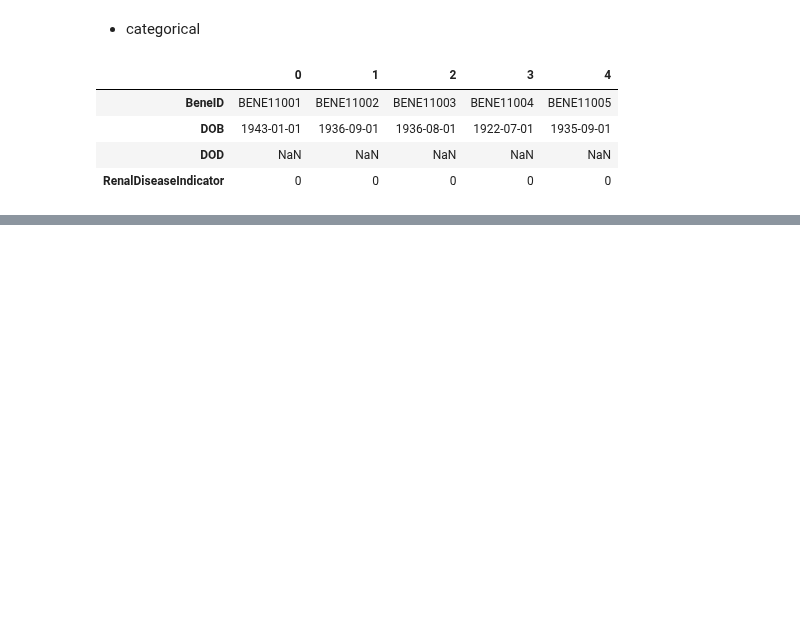
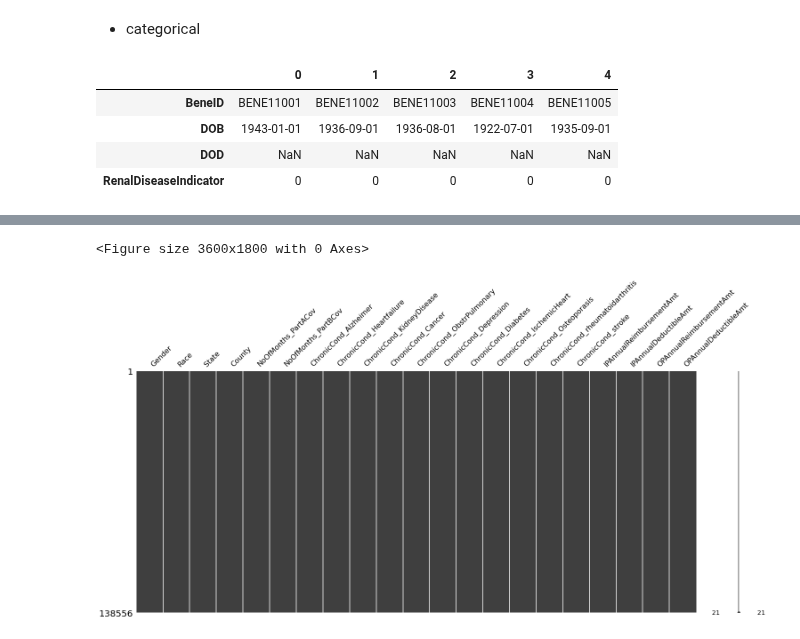
Before and after one commit to ashen007/MedicalCostPrediction-insurance_fraudDetection, a Jupyter notebook: notebooks/data quality/data quality(benificiary).ipynb, the cells around one changed output, grey strips where cells are left out. Cells and saved outputs as stored; diff of their text form; code cells hidden in the pictures; blank space fills up the shorter version.

```diff
--- a/notebooks/data quality/data quality(benificiary).ipynb
+++ b/notebooks/data quality/data quality(benificiary).ipynb
@@ -63,0 +98,5 @@ checker.date_columns(columns=['DOB', 'DOD'],
+# %%
+checker.render_missing_matrix(num)
+# %% [output]
+<Figure size 3600x1800 with 0 Axes>
+[figure, added]
```
Also changed, not shown: parts of 5 cells of this notebook.
